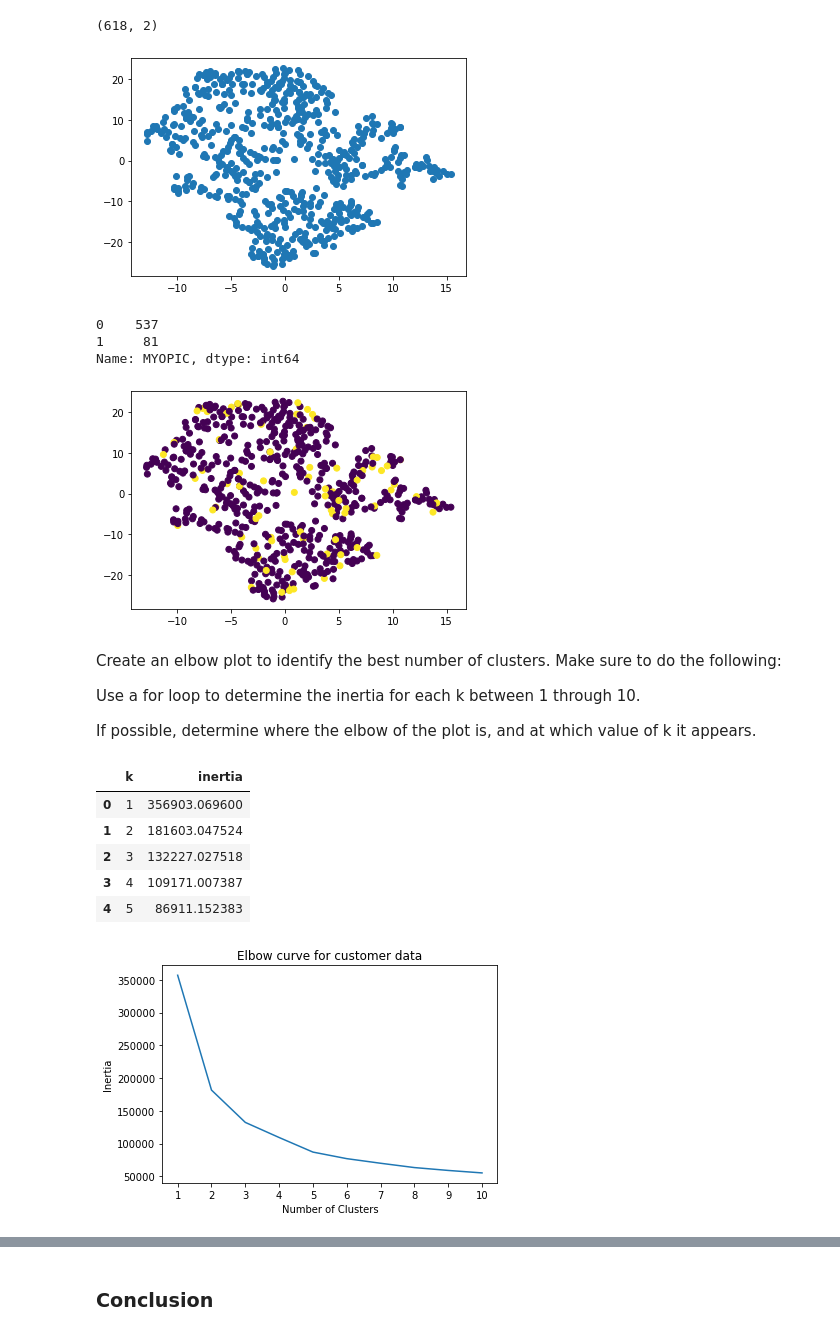
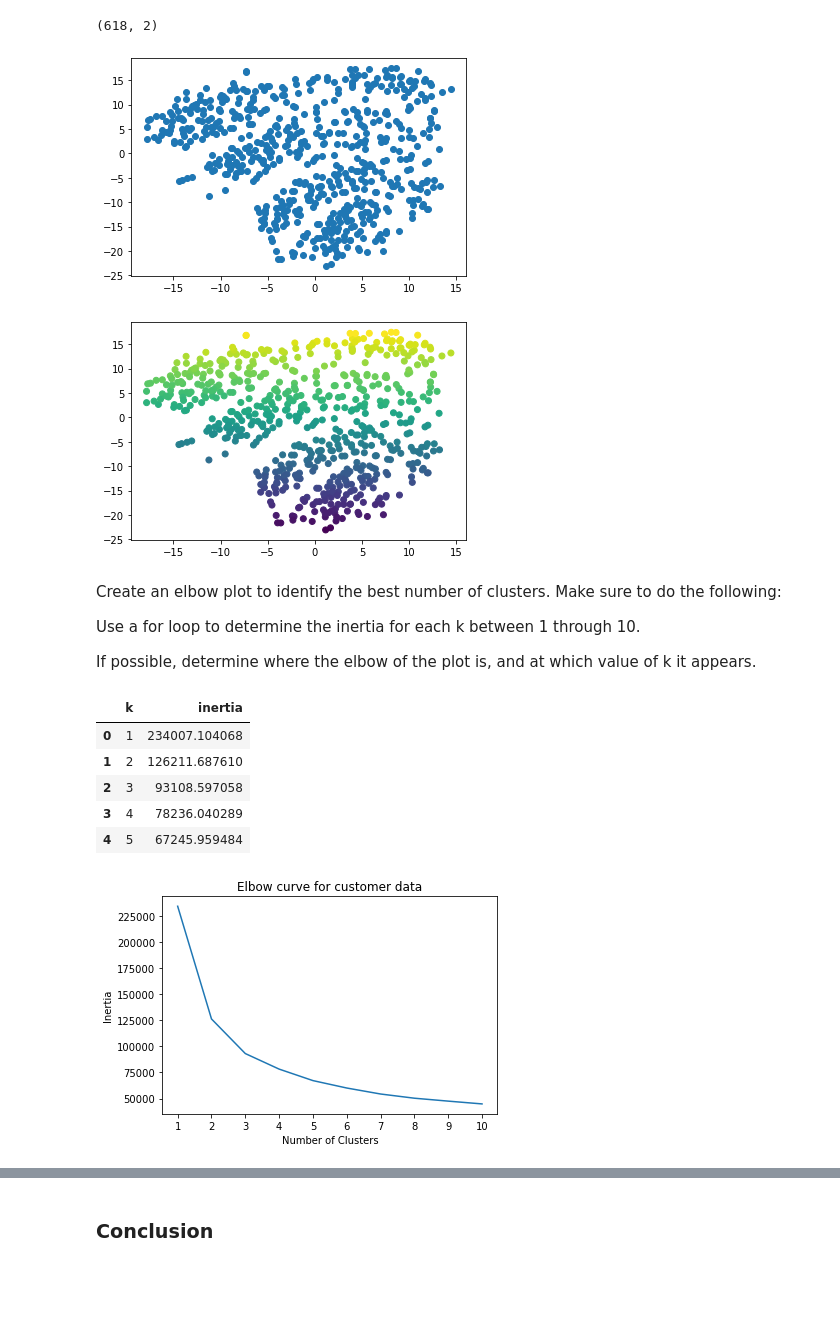
Before and after one commit to robertfben/Unsupervised-Machine-Learning-Challenge, a Jupyter notebook: Analysis.ipynb, the cells around one changed output, grey strips where cells are left out. Cells and saved outputs as stored; diff of their text form; code cells hidden in the pictures; blank space fills up the shorter version.

```diff
--- a/Analysis.ipynb
+++ b/Analysis.ipynb
@@ -40,7 +40,7 @@ X_scaled = scaler.fit_transform(X)
 pca = PCA(n_components = .90)
 # %%
 # fit the PCA model on to the scaled data
-prin_components = pca.fit_transform(X)
+prin_components = pca.fit_transform(X_scaled)
 # %%
 # use the shape attribute to tell the # of principal components
 prin_components.shape
@@ -68,28 +68,22 @@ tsne_features.shape
 # prepare to plot dataset
 
 # first column of transformed features
-X['x'] = tsne_features[:,0]
+x = tsne_features[:,0]
 
 # the second column of transformed features
-X['y'] = tsne_features[:,1]
+y = tsne_features[:,1]
 # %%
 # visualize the clusters
-plt.scatter(X['x'], X['y'])
+plt.scatter(x, y)
 plt.show()
 # %% [output]
-[figure, old version]
+[figure, new version]
-# %%
-y.value_counts()
-# %% [output]
-0    537
-1     81
-Name: MYOPIC, dtype: int64
 # %%
 # visulize clusters with color
-plt.scatter(X['x'], X['y'], c=y)
+plt.scatter(x, y, c=y)
 plt.show()
 # %% [output]
-[figure, old version]
+[figure, new version]
 # %% [markdown]
 Create an elbow plot to identify the best number of clusters. Make sure to do the following:
 
@@ -114,11 +108,11 @@ df_elbow = pd.DataFrame(elbow_data)
 df_elbow.head()
 # %% [output]
 |  | k | inertia |
-| 0 | 1 | 356903.069600 |
-| 1 | 2 | 181603.047524 |
-| 2 | 3 | 132227.027518 |
-| 3 | 4 | 109171.007387 |
-| 4 | 5 | 86911.152383 |
+| 0 | 1 | 234007.104068 |
+| 1 | 2 | 126211.687610 |
+| 2 | 3 | 93108.597058 |
+| 3 | 4 | 78236.040289 |
+| 4 | 5 | 67245.959484 |
 # %%
 # Plot the elbow curve to find the best candidate(s) for k
 plt.plot(df_elbow['k'], df_elbow['inertia'])
@@ -128,5 +122,5 @@ plt.ylabel('Inertia')
 plt.title('Elbow curve for customer data')
 plt.show()
 # %% [output]
-[figure, old version]
+[figure, new version]
 # %% [markdown]
```
Also changed, not shown: parts of 3 cells of this notebook.
